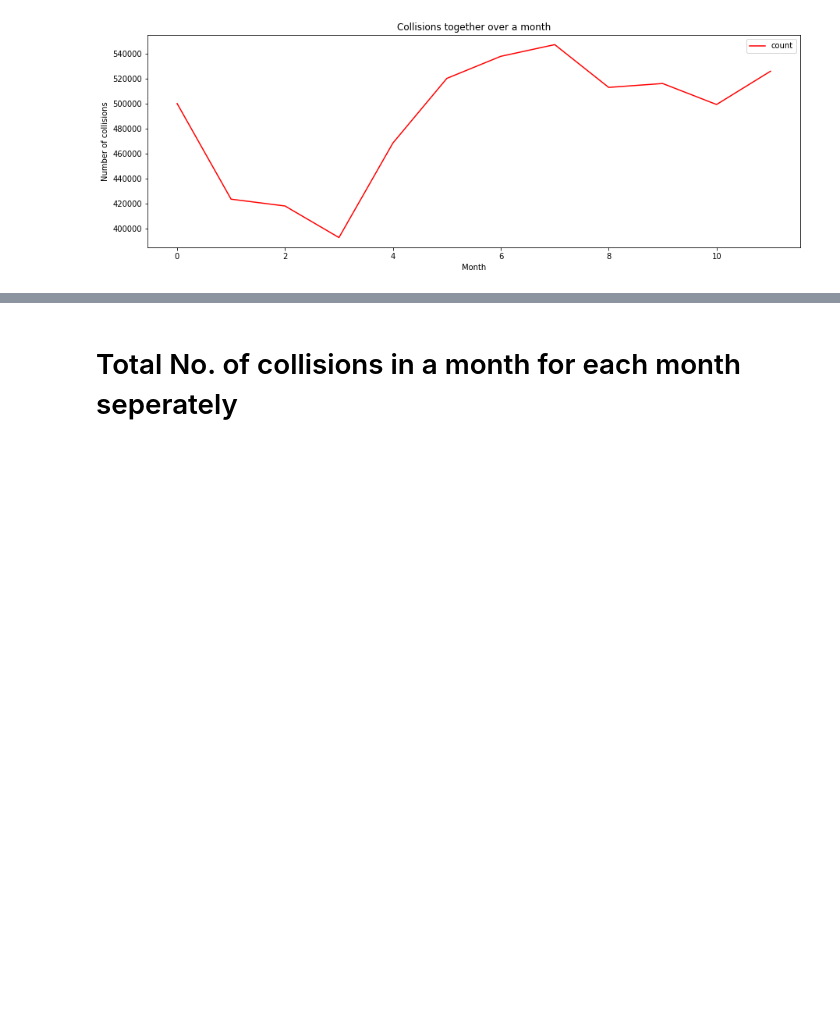
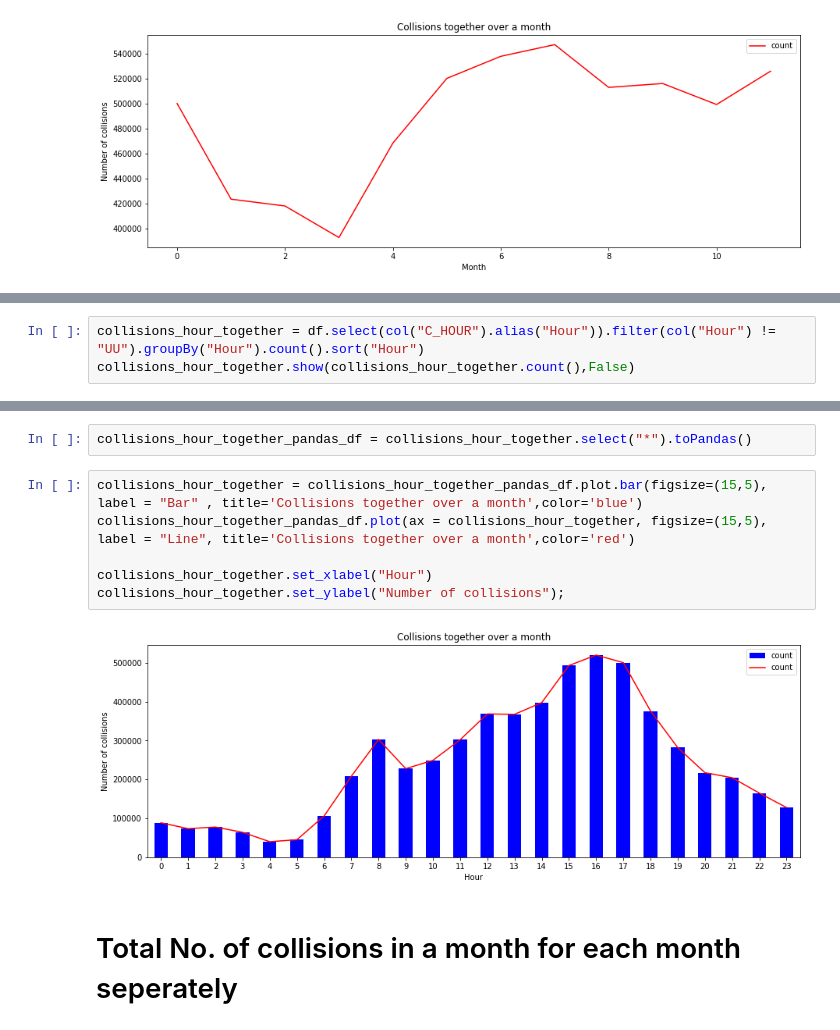
Before and after one commit to SinghGursimran/Analysis-of-Car-Accidents-in-Canada-using-PySpark, a Jupyter notebook: Analysis.ipynb, the cells around one changed output, grey strips where cells are left out. Cells and saved outputs as stored; diff of their text form; blank space fills up the shorter version.

```diff
--- a/Analysis.ipynb
+++ b/Analysis.ipynb
@@ -89,0 +117,3 @@ collisions_month_together.set_ylabel("Number of collisions");
+# %%
+collisions_hour_together = df.select(col("C_HOUR").alias("Hour")).filter(col("Hour") != "UU").groupBy("Hour").count().sort("Hour")
+collisions_hour_together.show(collisions_hour_together.count(),False)
@@ -90,3 +138,13 @@ collisions_month_together.set_ylabel("Number of collisions");
+# %%
+collisions_hour_together_pandas_df = collisions_hour_together.select("*").toPandas()
+# %%
+collisions_hour_together = collisions_hour_together_pandas_df.plot.bar(figsize=(15,5), label = "Bar" , title='Collisions together over a month',color='blue')
+collisions_hour_together_pandas_df.plot(ax = collisions_hour_together, figsize=(15,5), label = "Line", title='Collisions together over a month',color='red')
+
+collisions_hour_together.set_xlabel("Hour")
+collisions_hour_together.set_ylabel("Number of collisions");
+# %% [output]
+[figure, added]
 # %% [markdown]
 # Total No. of collisions in a month for each month seperately
 # %%
```
Also changed, not shown: parts of 17 cells of this notebook.
